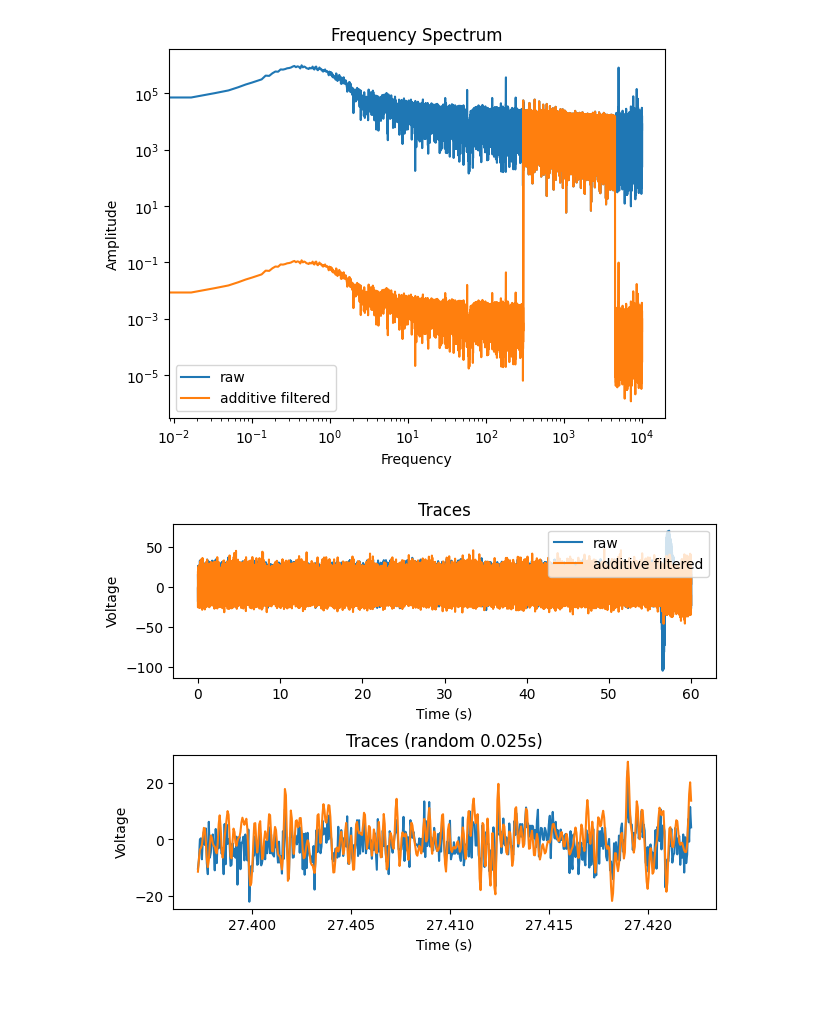
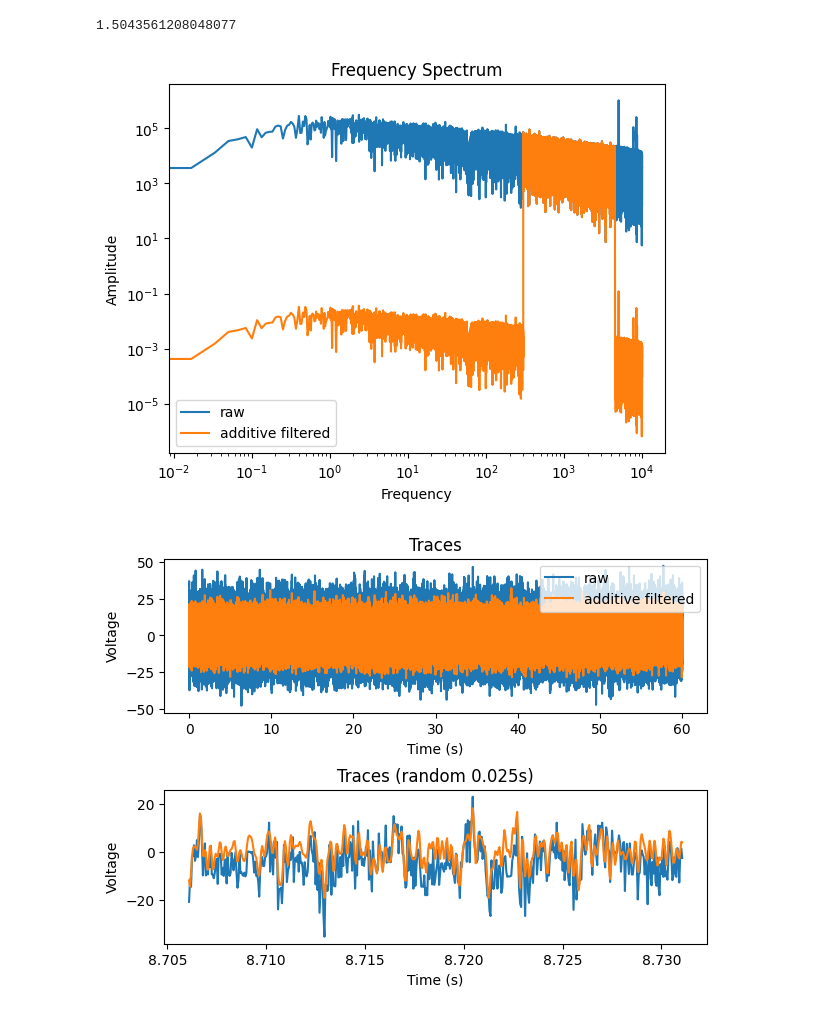
Before and after one commit to judewerth/utah_organoids, a Jupyter notebook: notebooks/illustration/spikeinterface.ipynb, the cells around one changed output. Drawn from its saved outputs; the diff is of its cells as text; code cells hidden in the pictures.

```diff
--- a/notebooks/illustration/spikeinterface.ipynb
+++ b/notebooks/illustration/spikeinterface.ipynb
@@ -35,24 +49,24 @@ output_dir = "/Users/judewerth/Documents/Research/spikeinterface_output"
 # %%
-def get_recording(files , spike_sorting_dir , file_dir):
+def get_recording(files , spike_sorting_dir , file_dir , always_run=False):
 
     # Get Traces
     if (spike_sorting_dir / _to_Path("recording.pkl")).exists():
+
         recording = si.load_extractor(spike_sorting_dir / "recording.pkl")
+        return recording
 
-    else:
+    stream_name = "RHD2000 amplifier channel"
+    recording = None
+    for file in [find_full_path(_to_Path(file_dir), f) for f in files]:
+        print(f"Processing {file}.")
+        if not recording:
+            recording = si.extractors.read_intan(file, stream_name=stream_name)
+        else:
+            recording = si.concatenate_recordings(
+                [recording, si.extractors.read_intan(file, stream_name=stream_name)]
+        )
 
-        stream_name = "RHD2000 amplifier channel"
-        recording = None
-        for file in [find_full_path(_to_Path(file_dir), f) for f in files]:
-            print(f"Processing {file}.")
-            if not recording:
-                recording = si.extractors.read_intan(file, stream_name=stream_name)
-            else:
-                recording = si.concatenate_recordings(
-                    [recording, si.extractors.read_intan(file, stream_name=stream_name)]
-            )
-
-        recording.dump_to_pickle(file_path = spike_sorting_dir/"recording.pkl")
+    recording.dump_to_pickle(file_path = spike_sorting_dir/"recording.pkl")
 
     return recording
 # %%
@@ -311,9 +333,9 @@ session_times["Batch 3"]["O20_Tetrodotoxin"] = datetime.datetime(2023 , 7 , 13 ,
 # %%
-# Get session
+# Get session (For Filtering)
 
-batch = "Batch 3"
+batch = "Batch 1"
 drug = "No Drug"
-organoid = "O19"
+organoid = "O10"
 
 # Find sesssion
 time = session_times[batch][f"{organoid}_{drug}"].strftime("%Y-%m-%d %H:%M%")
@@ -396,13 +418,15 @@ plot_traces(t , [trace_raw , trace_filt] , ["raw" , "filtered"] , windowsize=500
 # %%
 # Filter for Additive Noise
 x_afilt , X_afilt = filter_additive_noise(f , x , fband)
 
 plot_frequency_spectrum(f=f , Yvalues=[X,X_afilt] , labels=["raw" , "additive filtered"] , title="Frequency Spectrum")
 
 norm = np.mean(abs(x))/np.mean(abs(x_afilt))
-plot_traces(t , [x,x_afilt*norm] , labels=["raw" , "additive filtered"] , windowsize=500)
+plot_traces(t , [x,x_afilt] , labels=["raw" , "additive filtered"] , windowsize=500)
+print(norm)
 # %% [output]
+1.5043561208048077
-[figure, old version]
+[figure, new version]
-[figure, old version]
+[figure, new version]
 # %%
 # Filter for Multiplicative Noise
```
Also changed, not shown: parts of 24 cells of this notebook, 2 other files.
